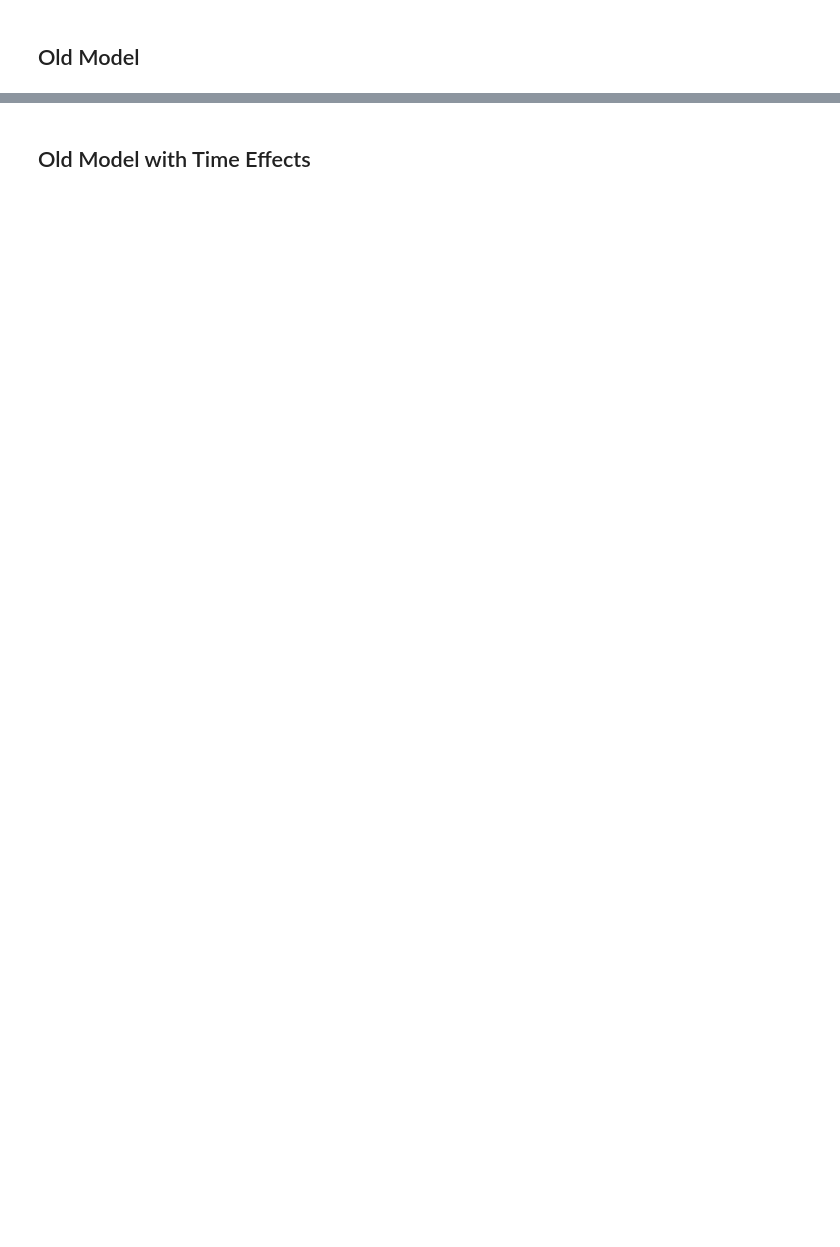
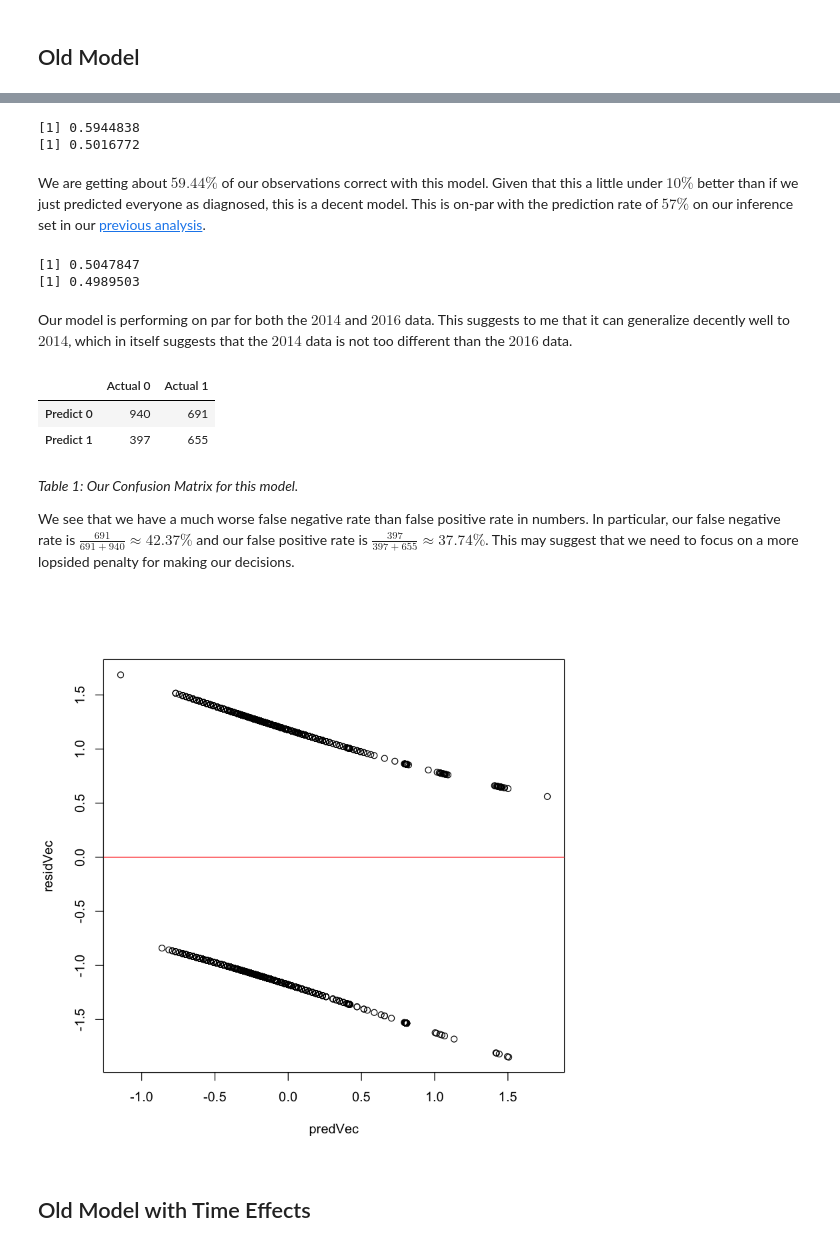
Before and after one commit to PLBMR/mentalHealthDataAnalysis, a Jupyter notebook: osmiMentalHealthInTech/analysis/timeAnalysis/modelSelection.ipynb, the cells around one changed output, grey strips where cells are left out. Drawn from its saved outputs; the diff is of its cells as text; code cells hidden in the pictures; blank space fills up the shorter version.

Commit message:
performed data split in new model selection

```diff
--- a/osmiMentalHealthInTech/analysis/timeAnalysis/modelSelection.ipynb
+++ b/osmiMentalHealthInTech/analysis/timeAnalysis/modelSelection.ipynb
@@ -19,3 +20,6 @@ library(ggplot2)
 #constants
 
 sigLev = 3
+# %%
+timeDepFrame = read_csv(
+                "../../data/processed/timeDataset_withCountryDummies.csv")
@@ -26,2 +54,67 @@ sigLev = 3
+# %%
+oldMod.logr = glm(diagnosedWithMHD ~ age + factor(gender) + factor(isUSA)
+                                    + age:factor(gender),data = timeDepFrame,
+                                     family = "binomial")
+# %%
+#check accuracy
+predictions = predict(oldMod.logr,type = "response")
+#make decision
+decRule = 0.5
+timeDepFrame$predictions = ifelse(predictions > decRule,1,0)
+#num correct
+numCorrect = dim(timeDepFrame[which(timeDepFrame$diagnosedWithMHD
+                                == timeDepFrame$predictions),])[1]
+propCorrect = numCorrect / dim(timeDepFrame)[1]
+print(propCorrect)
+#get proportion diagnosed
+propDiagnosed = sum(timeDepFrame$diagnosedWithMHD) / dim(timeDepFrame)[1]
+print(propDiagnosed)
+# %% [output]
+[1] 0.5944838
+[1] 0.5016772
+# %% [markdown]
+We are getting about $59.44\%$ of our observations correct with this model. Given that this a little under $10\%$ better than if we just predicted everyone as diagnosed, this is a decent model. This is on-par with the prediction rate of $57\%$ on our inference set in our [previous analysis](https://github.com/PLBMR/mentalHealthDataAnalysis/blob/master/osmiMentalHealthInTech/analysis/inference.ipynb).
+# %%
+#get proportion correct for 2014
+frame_2014 = timeDepFrame[which(timeDepFrame$year == 2014),]
+propCorrect_2014 = sum(frame_2014$diagnosedWithMHD) / dim(frame_2014)[1]
+print(propCorrect_2014)
+#get proportion correct for 2016
+frame_2016 = timeDepFrame[which(timeDepFrame$year == 2016),]
+propCorrect_2016 = sum(frame_2016$diagnosedWithMHD) / dim(frame_2016)[1]
+print(propCorrect_2016)
+# %% [output]
+[1] 0.5047847
+[1] 0.4989503
+# %% [markdown]
+Our model is performing on par for both the $2014$ and $2016$ data. This suggests to me that it can generalize decently well to $2014$, which in itself suggests that the $2014$ data is not too different than the $2016$ data.
+# %%
+confusionMat = matrix(0,nrow = 2,ncol = 2)
+for (i in 1:2){
+    for (j in 1:2){
+        #get level associated
+        confusionMat[i,j] = length(which(timeDepFrame$predictions == i - 1 &
+                                timeDepFrame$diagnosedWithMHD == j - 1))
+    }
+}
+#name columns
+rownames(confusionMat) = c("Predict 0","Predict 1")
+colnames(confusionMat) = c("Actual 0","Actual 1")
+confusionMat
+# %% [output]
+|  | Actual 0 | Actual 1 |
+| Predict 0 | 940 | 691 |
+| Predict 1 | 397 | 655 |
+# %% [markdown]
+_Table 1: Our Confusion Matrix for this model._
+
+We see that we have a much worse false negative rate than false positive rate in numbers. In particular, our false negative rate is $\frac{691}{691 + 940} \approx 42.37\%$ and our false positive rate is $\frac{397}{397 + 655} \approx 37.74\%$. This may suggest that we need to focus on a more lopsided penalty for making our decisions.
+# %%
+residVec = residuals(oldMod.logr)
+predVec = predict(oldMod.logr) #non responses
+plot(residVec ~ predVec)
+abline(0,0,col = "red")
+# %% [output]
+[figure, added]
 # %% [markdown]
 ## Old Model with Time Effects
```
Also changed, not shown: parts of 19 cells of this notebook, 9 other files.
